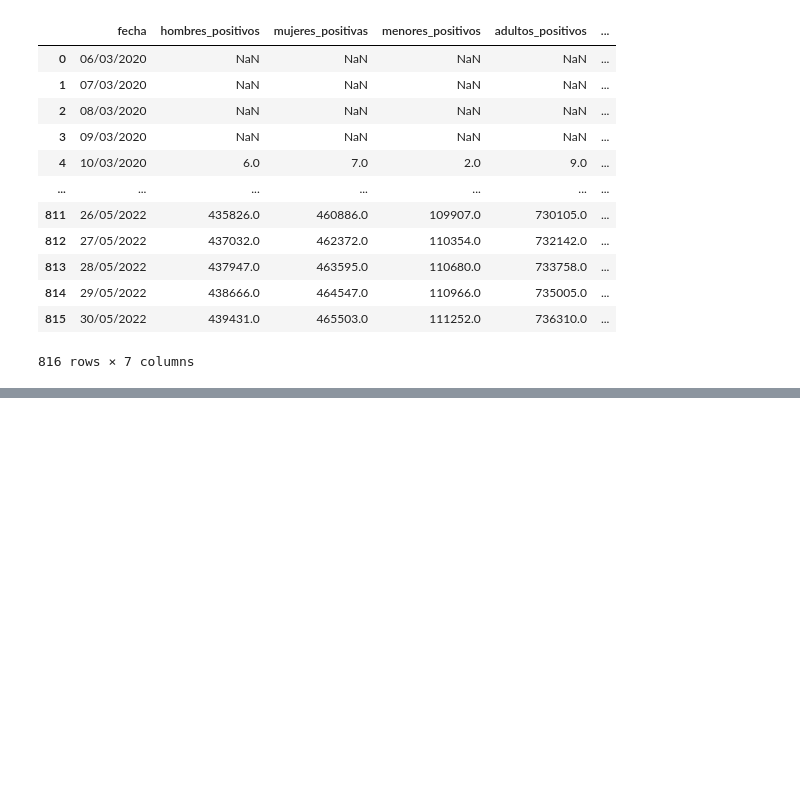
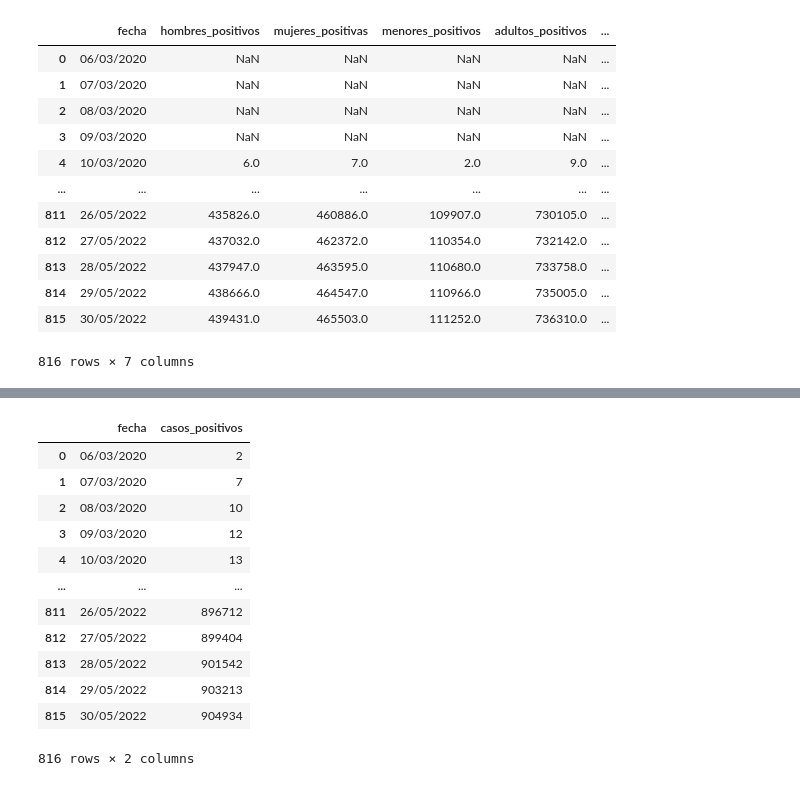
Before and after one commit to Joseumaa13/Tarea02_Covid, a Jupyter notebook: Tarea 02.ipynb, the cells around one changed output, grey strips where cells are left out. Drawn from its saved outputs; the diff is of its cells as text; code cells hidden in the pictures; blank space fills up the shorter version.

```diff
--- a/Tarea 02.ipynb
+++ b/Tarea 02.ipynb
@@ -106,3 +117,25 @@ table1 = go.Figure(data=[go.Table(
 table1.show()
 # %% [output]
 [interactive output not drawn]
+# %%
+# Desplegar las columnas a trabajar.
+positivos = general[["FECHA","positivos"]]
+
+# Cambio de nombre de las columnas a minúsculas y a nombres más claros
+casos_positivos = positivos.rename(columns={"FECHA": "fecha",
+                                              "positivos": "casos_positivos"})
+casos_positivos
+# %% [output]
+|  | fecha | casos_positivos |
+| 0 | 06/03/2020 | 2 |
+| 1 | 07/03/2020 | 7 |
+| 2 | 08/03/2020 | 10 |
+| 3 | 09/03/2020 | 12 |
+| 4 | 10/03/2020 | 13 |
+| ... | ... | ... |
+| 811 | 26/05/2022 | 896712 |
+| 812 | 27/05/2022 | 899404 |
+| 813 | 28/05/2022 | 901542 |
+| 814 | 29/05/2022 | 903213 |
+| 815 | 30/05/2022 | 904934 |
+816 rows × 2 columns
```
Also changed, not shown: parts of 4 cells of this notebook.
